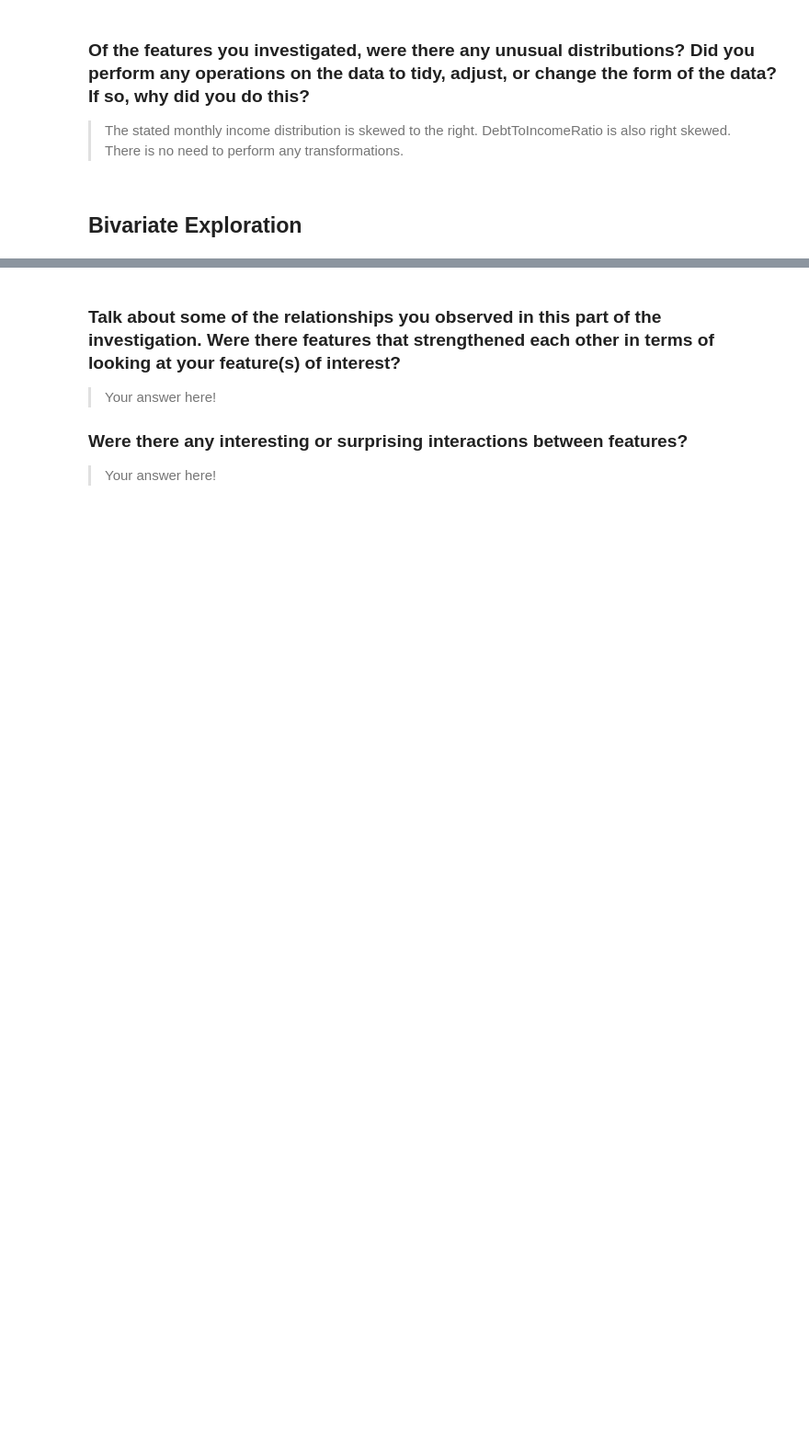
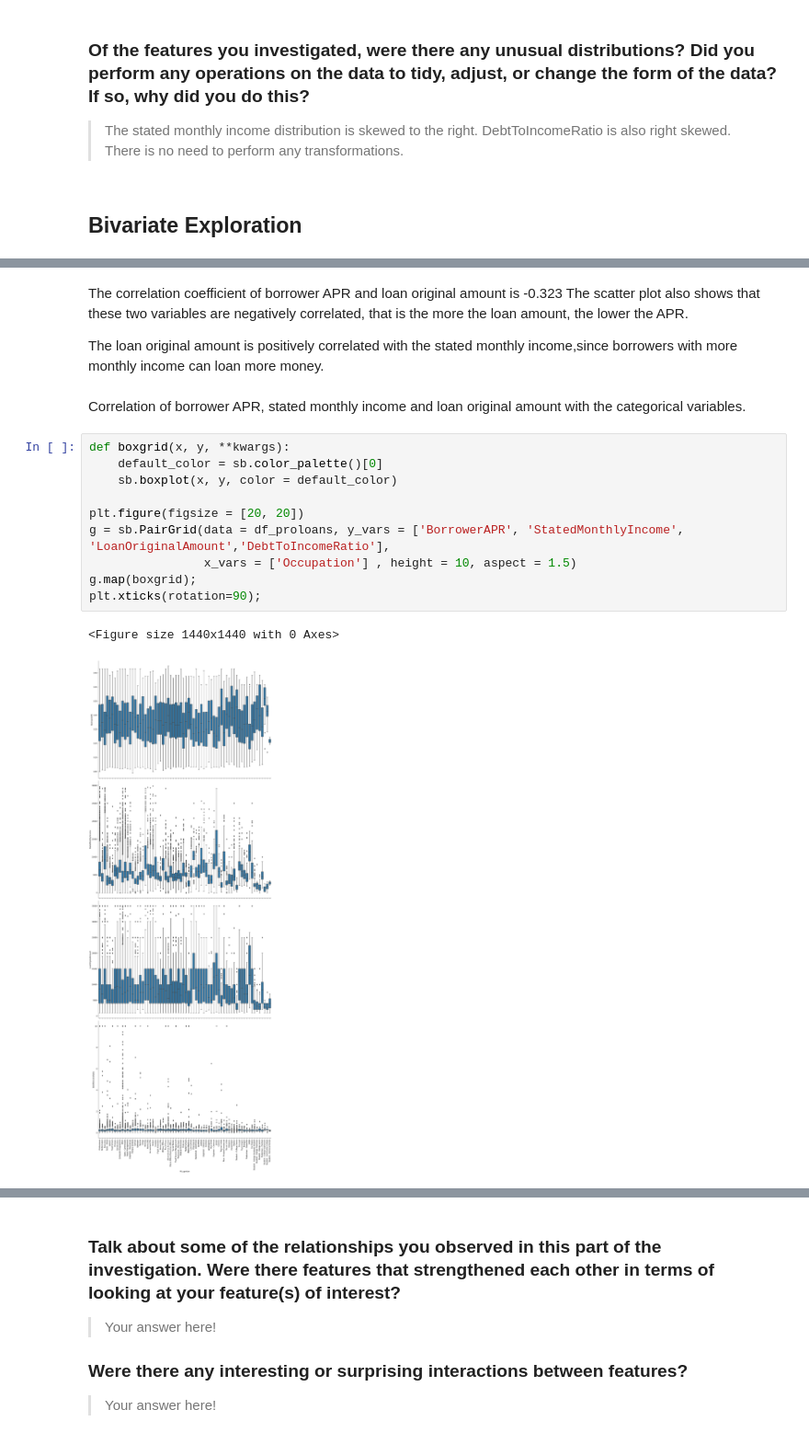
Before and after one commit to andisiambuku/Loans-Analysis-Project, a Jupyter notebook: Part_I_exploration_template.ipynb, the cells around one changed output, grey strips where cells are left out. Shown at 92% size. Drawn from its saved outputs; the diff is of its cells as text; blank space fills up the shorter version.

```diff
--- a/Part_I_exploration_template.ipynb
+++ b/Part_I_exploration_template.ipynb
@@ -347,0 +349,20 @@ your work in the previous sections.
+# %% [markdown]
+The correlation coefficient of borrower APR and loan original amount is -0.323
+The scatter plot also shows that these two variables are negatively correlated, that is the more the loan amount, the lower the APR.
+
+The loan original amount is positively correlated with the stated monthly income,since borrowers with more monthly income can loan more money.
+# %% [markdown]
+Correlation of borrower APR, stated monthly income and loan original amount with the categorical variables.
+# %%
+def boxgrid(x, y, **kwargs):
+    default_color = sb.color_palette()[0]
+    sb.boxplot(x, y, color = default_color)
+
+plt.figure(figsize = [20, 20])
+g = sb.PairGrid(data = df_proloans, y_vars = ['BorrowerAPR', 'StatedMonthlyIncome', 'LoanOriginalAmount','DebtToIncomeRatio'],
+                x_vars = ['Occupation'] , height = 10, aspect = 1.5)
+g.map(boxgrid);
+plt.xticks(rotation=90);
+# %% [output]
+<Figure size 1440x1440 with 0 Axes>
+[figure, added]
```
Also changed, not shown: parts of 15 cells of this notebook.
